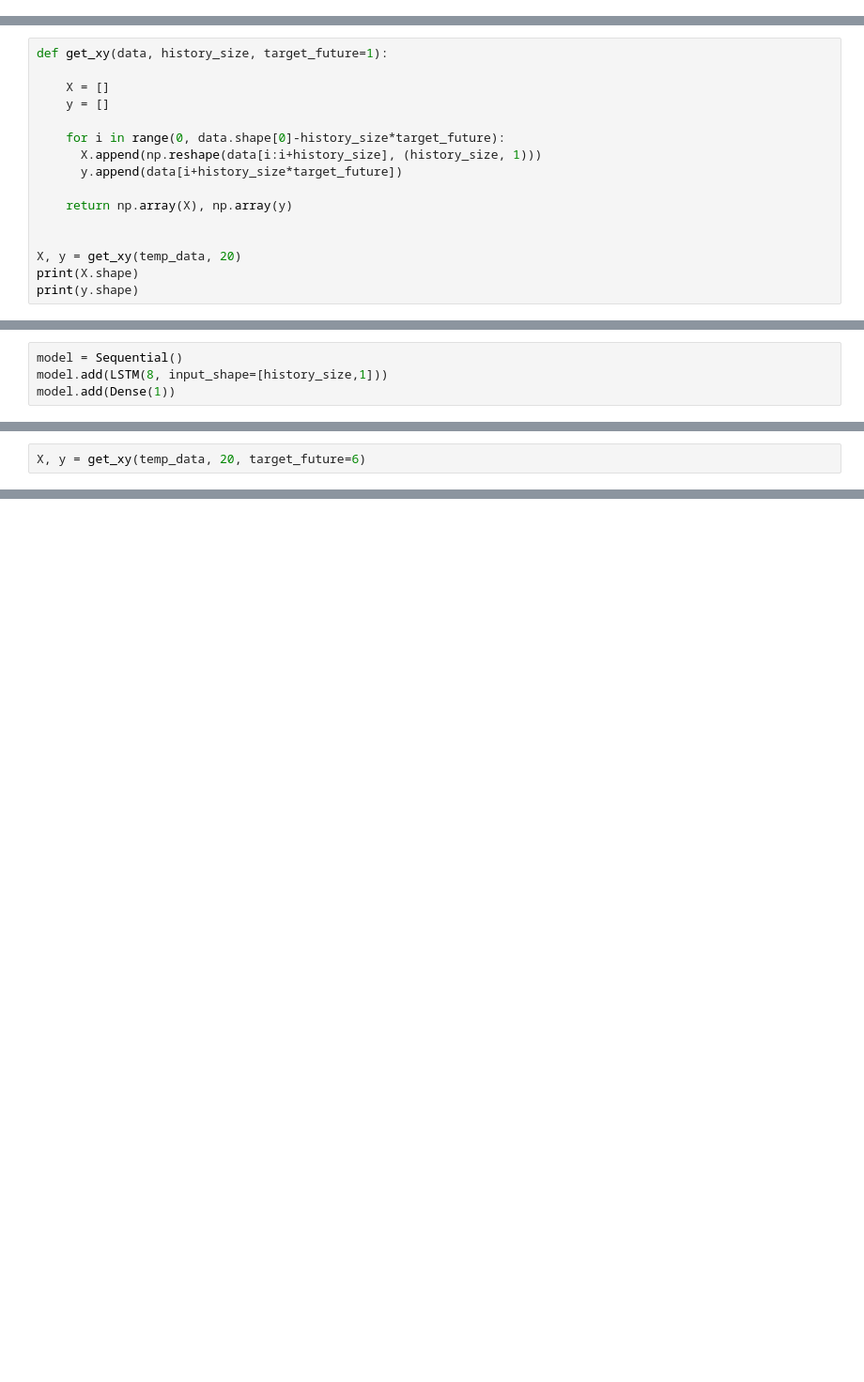
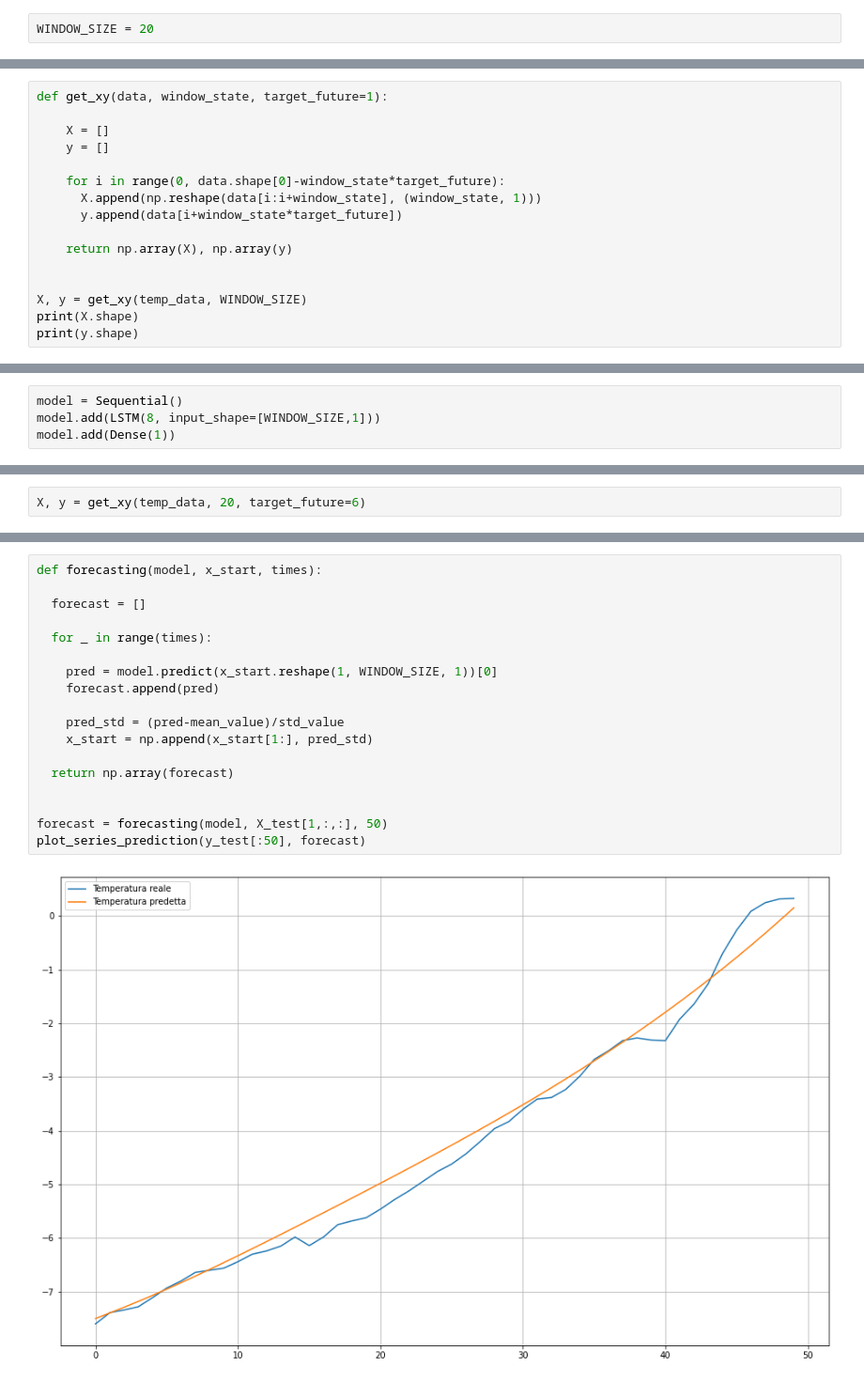
Before and after one commit to ProfAI/tf00, a Jupyter notebook: 11 - Serie Storiche/weather_prediction.ipynb, the cells around one changed output, grey strips where cells are left out. Shown at 94% size. Drawn from its saved outputs; the diff is of its cells as text; blank space fills up the shorter version.

```diff
--- a/11 - Serie Storiche/weather_prediction.ipynb
+++ b/11 - Serie Storiche/weather_prediction.ipynb
@@ -33,3 +36,5 @@ Archive:  jena_climate_2009_2016.csv.zip
+# %%
+WINDOW_SIZE = 20
 # %% [markdown]
 ## Prepariamo i Dati
 # %%
@@ -45,19 +50,19 @@ df.head()
 # %%
 temp_data = df["T (degC)"].values
 # %%
-def get_xy(data, history_size, target_future=1):
+def get_xy(data, window_state, target_future=1):
 
     X = []
     y = []
 
-    for i in range(0, data.shape[0]-history_size*target_future):
-      X.append(np.reshape(data[i:i+history_size], (history_size, 1)))
-      y.append(data[i+history_size*target_future])
+    for i in range(0, data.shape[0]-window_state*target_future):
+      X.append(np.reshape(data[i:i+window_state], (window_state, 1)))
+      y.append(data[i+window_state*target_future])
 
     return np.array(X), np.array(y)
 
 
-X, y = get_xy(temp_data, 20)
+X, y = get_xy(temp_data, WINDOW_SIZE)
 print(X.shape)
 print(y.shape)
 # %% [output]
@@ -94,7 +99,7 @@ X_test = (X_test-mean_value)/std_value
 ## Predirre il Meteo 10 minuti nel futuro
 # %%
 model = Sequential()
-model.add(LSTM(8, input_shape=[history_size,1]))
+model.add(LSTM(8, input_shape=[WINDOW_SIZE,1]))
 model.add(Dense(1))
 # %%
 model.compile(optimizer='adam', loss='mae')
@@ -178,0 +174,20 @@ plot_series_prediction(y_test[:500], y_pred[:500])
+# %%
+def forecasting(model, x_start, times):
+
+  forecast = []
+
+  for _ in range(times):
+
+    pred = model.predict(x_start.reshape(1, WINDOW_SIZE, 1))[0]
+    forecast.append(pred)
+
+    pred_std = (pred-mean_value)/std_value
+    x_start = np.append(x_start[1:], pred_std)
+
+  return np.array(forecast)
+
+
+forecast = forecasting(model, X_test[1,:,:], 50)
+plot_series_prediction(y_test[:50], forecast)
+# %% [output]
+[figure, added]
```
Also changed, not shown: parts of 11 cells of this notebook.
